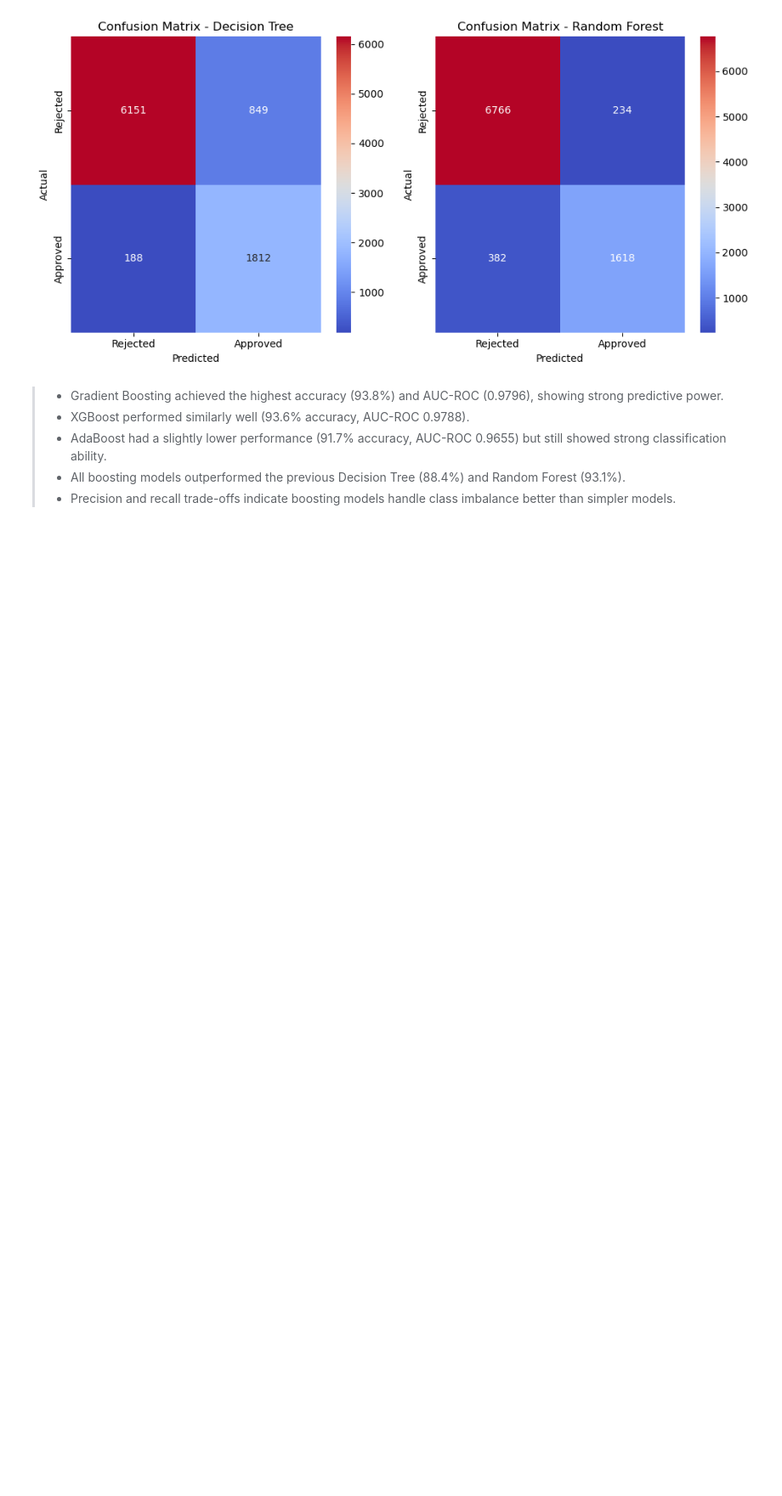
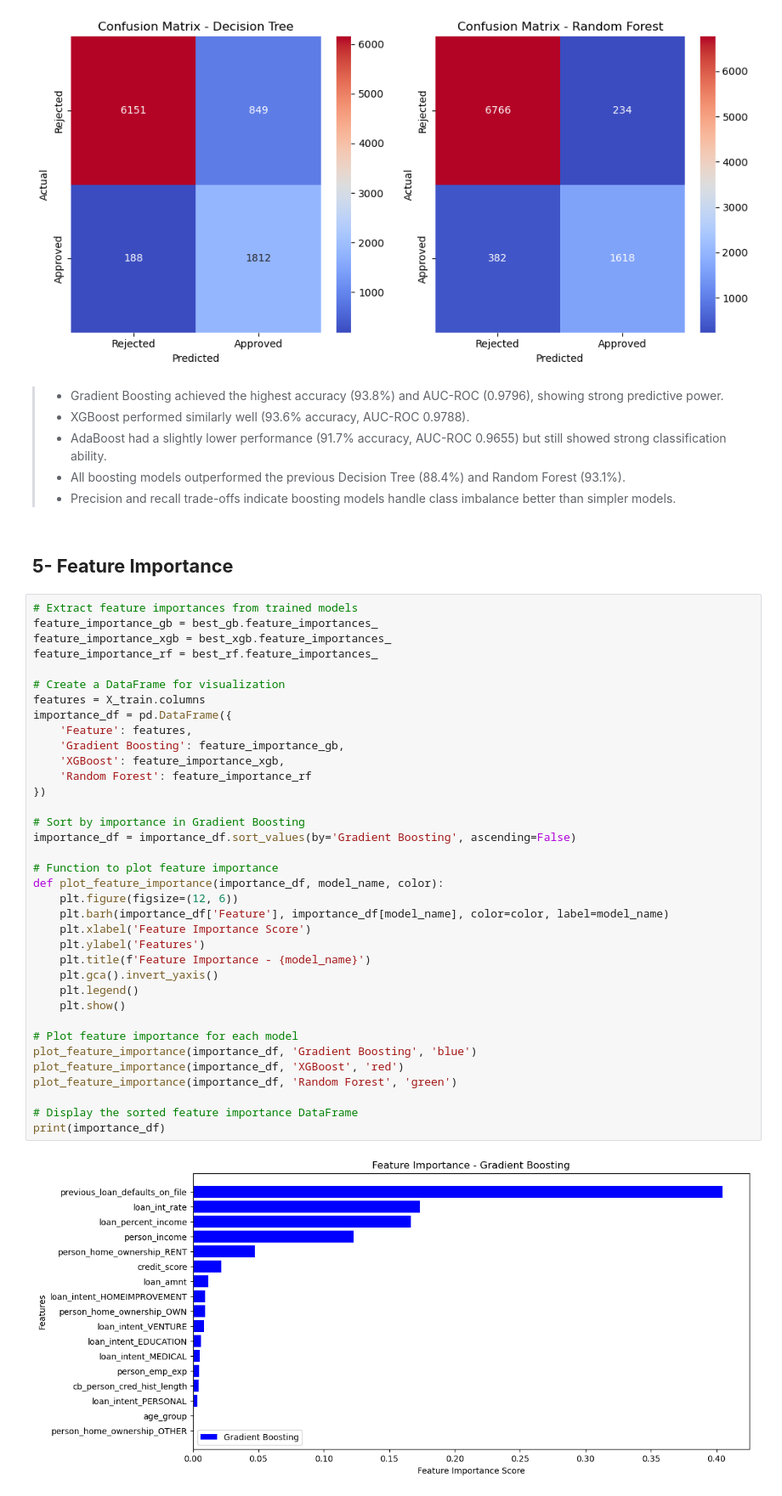
Before and after one commit to khan-asim-88/Loan-Approval-Prediction-Using-Machine-Learning, a Jupyter notebook: Loan_Approval_Prediction.ipynb, the cells around one changed output. Shown at 85% size. Cells and saved outputs as stored; diff of their text form; blank space fills up the shorter version.

```diff
--- a/Loan_Approval_Prediction.ipynb
+++ b/Loan_Approval_Prediction.ipynb
@@ -1098,3 +1098,43 @@ plt.show()
 > - AdaBoost had a slightly lower performance (91.7% accuracy, AUC-ROC 0.9655) but still showed strong classification ability.
 > - All boosting models outperformed the previous Decision Tree (88.4%) and Random Forest (93.1%).
 > - Precision and recall trade-offs indicate boosting models handle class imbalance better than simpler models.
+# %% [markdown]
+## __5- Feature Importance__
+# %%
+# Extract feature importances from trained models
+feature_importance_gb = best_gb.feature_importances_
+feature_importance_xgb = best_xgb.feature_importances_
+feature_importance_rf = best_rf.feature_importances_
+
+# Create a DataFrame for visualization
+features = X_train.columns
+importance_df = pd.DataFrame({
+    'Feature': features,
+    'Gradient Boosting': feature_importance_gb,
+    'XGBoost': feature_importance_xgb,
+    'Random Forest': feature_importance_rf
+})
+
+# Sort by importance in Gradient Boosting
+importance_df = importance_df.sort_values(by='Gradient Boosting', ascending=False)
+
+# Function to plot feature importance
+def plot_feature_importance(importance_df, model_name, color):
+    plt.figure(figsize=(12, 6))
+    plt.barh(importance_df['Feature'], importance_df[model_name], color=color, label=model_name)
+    plt.xlabel('Feature Importance Score')
+    plt.ylabel('Features')
+    plt.title(f'Feature Importance - {model_name}')
+    plt.gca().invert_yaxis()
+    plt.legend()
+    plt.show()
+
+# Plot feature importance for each model
+plot_feature_importance(importance_df, 'Gradient Boosting', 'blue')
+plot_feature_importance(importance_df, 'XGBoost', 'red')
+plot_feature_importance(importance_df, 'Random Forest', 'green')
+
+# Display the sorted feature importance DataFrame
+print(importance_df)
+# %% [output]
+[figure, added]
```
Also changed, not shown: parts of 4 cells of this notebook.
